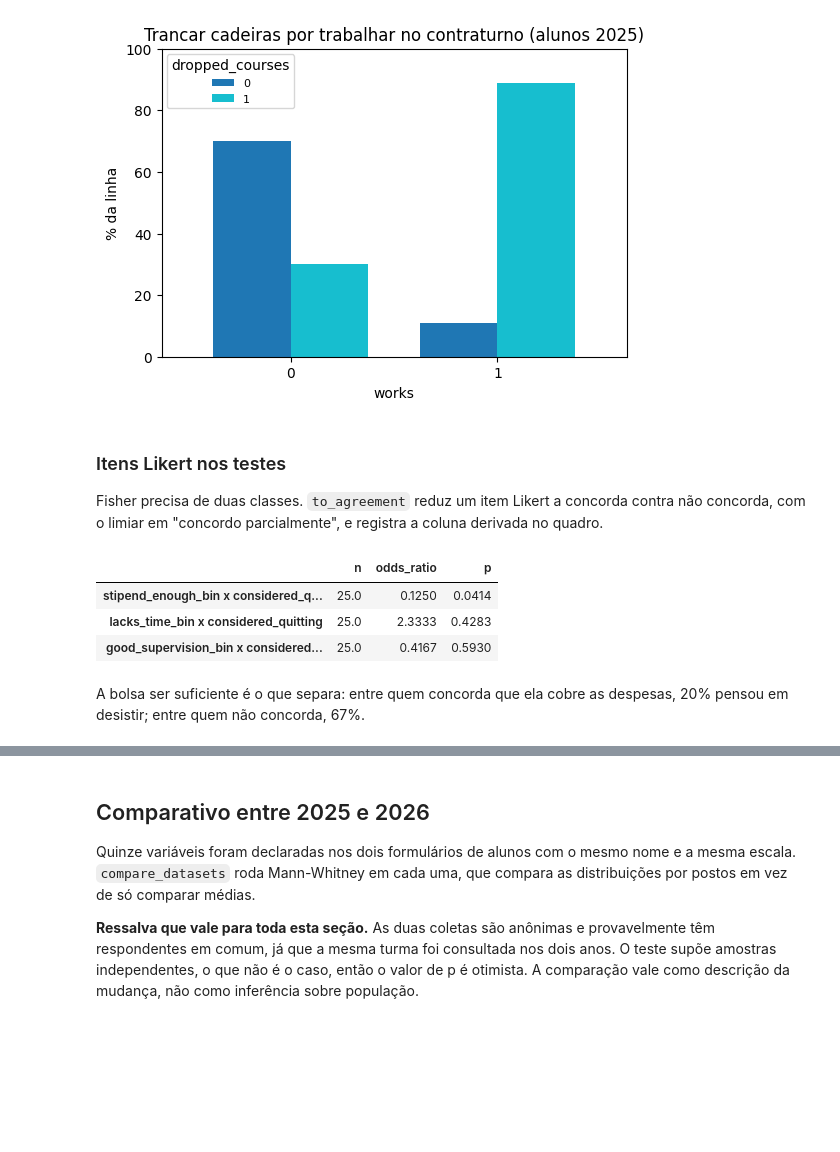
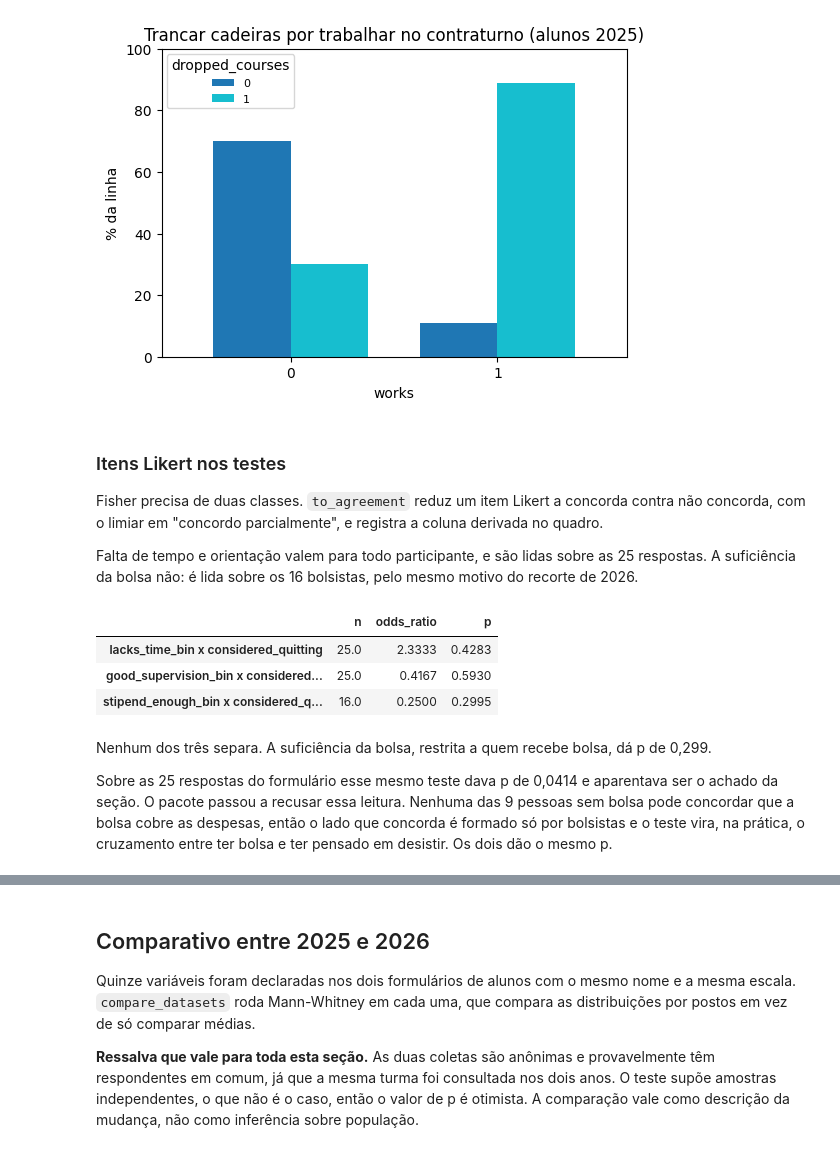
Before and after one commit to Gabriel-c0Nsp/analise-motivacao, a Jupyter notebook: analise-motivacao.ipynb, the cells around one changed output, grey strips where cells are left out. Cells and saved outputs as stored; diff of their text form; code cells hidden in the pictures; blank space fills up the shorter version.

```diff
--- a/analise-motivacao.ipynb
+++ b/analise-motivacao.ipynb
@@ -594,7 +601,10 @@ display(crosstab_rowperc(researchers_2025_06, "good_supervision", "considered_qu
 # %%
-display(freq_table(researchers_2025_06, "stipend_enough"))
-display(freq_table(researchers_2025_06, "considered_quitting"))
+bolsistas_2025 = block_frame(researchers_2025_06, "stipend")
+print("%d de %d respostas" % (len(bolsistas_2025), len(researchers_2025_06)))
 
-display(crosstab_counts(researchers_2025_06, "stipend_enough", "considered_quitting"))
-display(crosstab_rowperc(researchers_2025_06, "stipend_enough", "considered_quitting"))
+display(freq_table(bolsistas_2025, "stipend_enough"))
+display(freq_table(bolsistas_2025, "considered_quitting"))
+
+display(crosstab_counts(bolsistas_2025, "stipend_enough", "considered_quitting"))
+display(crosstab_rowperc(bolsistas_2025, "stipend_enough", "considered_quitting"))
 # %% [output]
@@ -982,24 +1002,34 @@ plot_crosstab(
 Fisher precisa de duas classes. `to_agreement` reduz um item Likert a concorda contra
 não concorda, com o limiar em "concordo parcialmente", e registra a coluna derivada
 no quadro.
+
+Falta de tempo e orientação valem para todo participante, e são lidas sobre as 25
+respostas. A suficiência da bolsa não: é lida sobre os 16 bolsistas, pelo mesmo
+motivo do recorte de 2026.
 # %%
-to_agreement(researchers_2025_06, "stipend_enough")
 to_agreement(researchers_2025_06, "lacks_time")
 to_agreement(researchers_2025_06, "good_supervision")
+to_agreement(bolsistas_2025, "stipend_enough")
 
 LIKERT_DICOTOMIZADOS = [
-    (researchers_2025_06, "stipend_enough_bin", "considered_quitting"),
     (researchers_2025_06, "lacks_time_bin", "considered_quitting"),
     (researchers_2025_06, "good_supervision_bin", "considered_quitting"),
+    (bolsistas_2025, "stipend_enough_bin", "considered_quitting"),
 ]
 
 pd.DataFrame([fisher(quadro, a, b) for quadro, a, b in LIKERT_DICOTOMIZADOS]).round(4)
 # %% [output]
 |  | n | odds_ratio | p |
-| stipend_enough_bin x considered_q... | 25.0 | 0.1250 | 0.0414 |
 | lacks_time_bin x considered_quitting | 25.0 | 2.3333 | 0.4283 |
 | good_supervision_bin x considered... | 25.0 | 0.4167 | 0.5930 |
+| stipend_enough_bin x considered_q... | 16.0 | 0.2500 | 0.2995 |
 # %% [markdown]
-A bolsa ser suficiente é o que separa: entre quem concorda que ela cobre as despesas,
-20% pensou em desistir; entre quem não concorda, 67%.
+Nenhum dos três separa. A suficiência da bolsa, restrita a quem recebe bolsa, dá p
+de 0,299.
+
+Sobre as 25 respostas do formulário esse mesmo teste dava p de 0,0414 e aparentava ser
+o achado da seção. O pacote passou a recusar essa leitura. Nenhuma das 9 pessoas sem
+bolsa pode concordar que a bolsa cobre as despesas, então o lado que concorda é
+formado só por bolsistas e o teste vira, na prática, o cruzamento entre ter bolsa e ter
+pensado em desistir. Os dois dão o mesmo p.
 # %%
```
Also changed, not shown: parts of 8 cells of this notebook, 9 other files.
